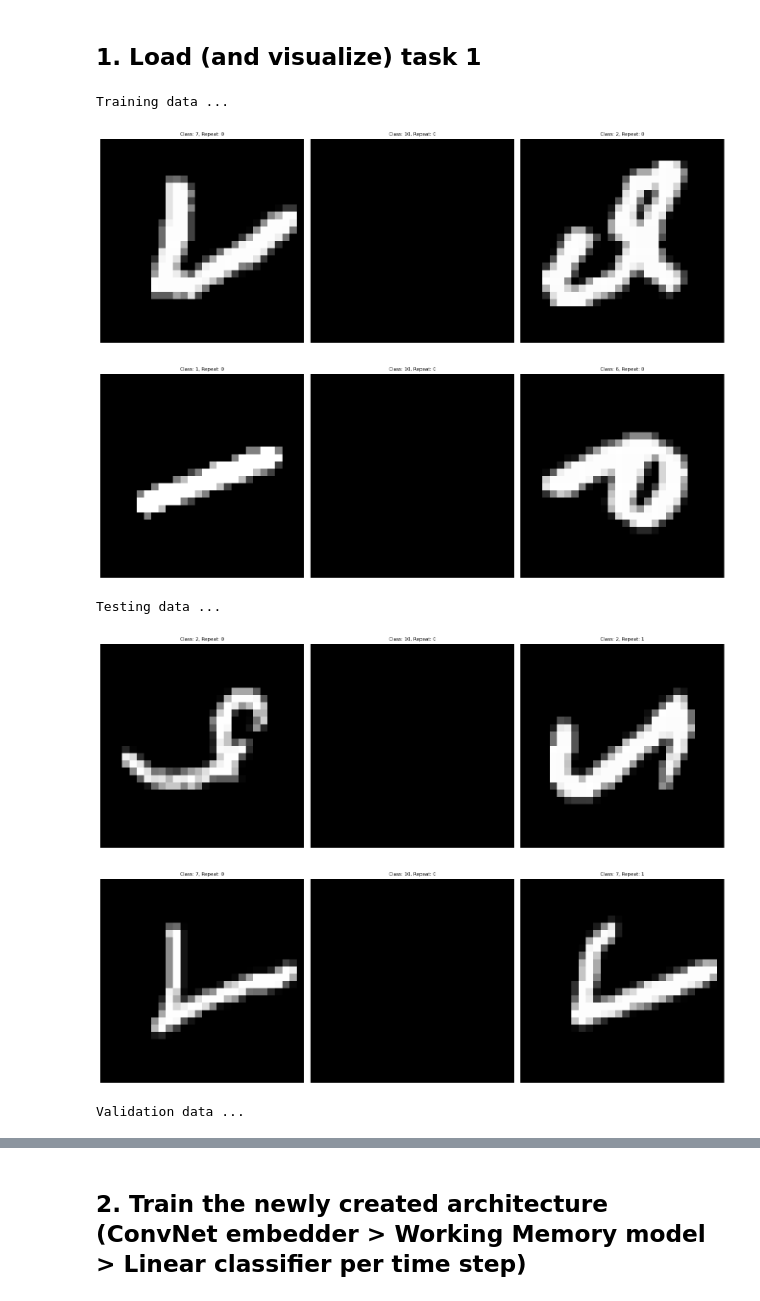
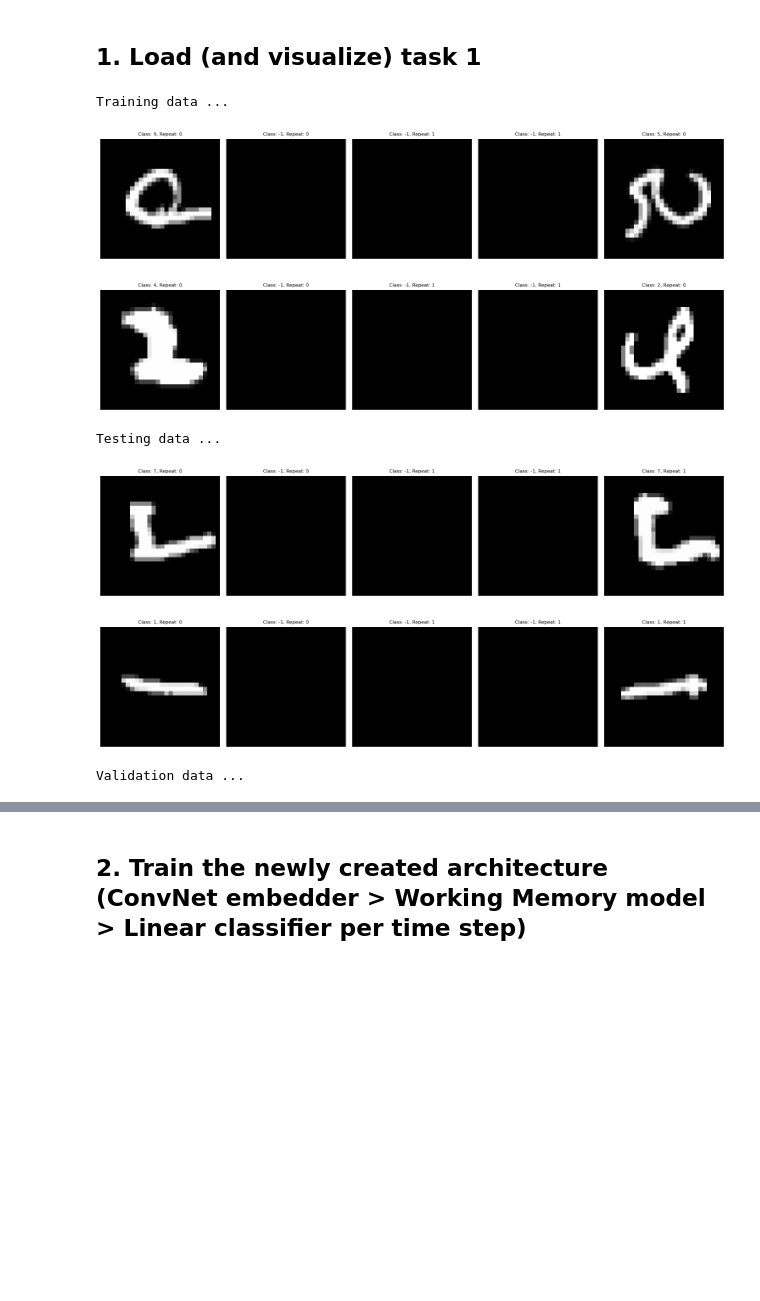
Before and after one commit to angelgldh/working_memory, a Jupyter notebook: notebooks/task1_MNIST_v2.ipynb, the cells around one changed output, grey strips where cells are left out. Drawn from its saved outputs; the diff is of its cells as text; code cells hidden in the pictures; blank space fills up the shorter version.

```diff
--- a/notebooks/task1_MNIST_v2.ipynb
+++ b/notebooks/task1_MNIST_v2.ipynb
@@ -68,7 +77,7 @@ os.getcwd()
 ## 1. Load (and visualize) task 1
 # %%
 raw_MNIST = os.getcwd() + '/data/MNIST/raw'
-delay_images = 1
+delay_images = 3
 
 # Training data
 training_MNIST = task1_Dataset_MNIST(is_train_data = True,
@@ -96,29 +105,29 @@ valid_loader_MNIST = DataLoader(valid_MNIST, batch_size=64, shuffle=True)
 # %%
 n_images_to_show = 2
 
 # Visualize training, test and validation data
 print("\nTraining data ...")
 for sequences, class_labels, repeat_labels, match_labels in training_loader_MNIST:
     for i in range(n_images_to_show):
-        show_sequence_task1_MNIST(sequences[i], class_labels[i], repeat_labels[i])
+        show_image_sequence(sequences[i], class_labels[i], repeat_labels[i])
     break
 
 print("\nTesting data ...")
 for sequences, class_labels, repeat_labels, match_labels in testing_loader_MNIST:
     for i in range(n_images_to_show):
-        show_sequence_task1_MNIST(sequences[i], class_labels[i], repeat_labels[i])
+        show_image_sequence(sequences[i], class_labels[i], repeat_labels[i])
     break
 
 print("\nValidation data ...")
 for sequences, class_labels, repeat_labels, match_labels in  valid_loader_MNIST:
     for i in range(n_images_to_show):
-        show_sequence_task1_MNIST(sequences[i], class_labels[i], repeat_labels[i])
+        show_image_sequence(sequences[i], class_labels[i], repeat_labels[i])
     break
 # %% [output]
 Training data ...
-[figure, old version]
+[figure, new version]
-[figure, old version]
+[figure, new version]
 Testing data ...
-[figure, old version]
+[figure, new version]
-[figure, old version]
+[figure, new version]
 Validation data ...
```
Also changed, not shown: parts of 10 cells of this notebook, 2 other files.
